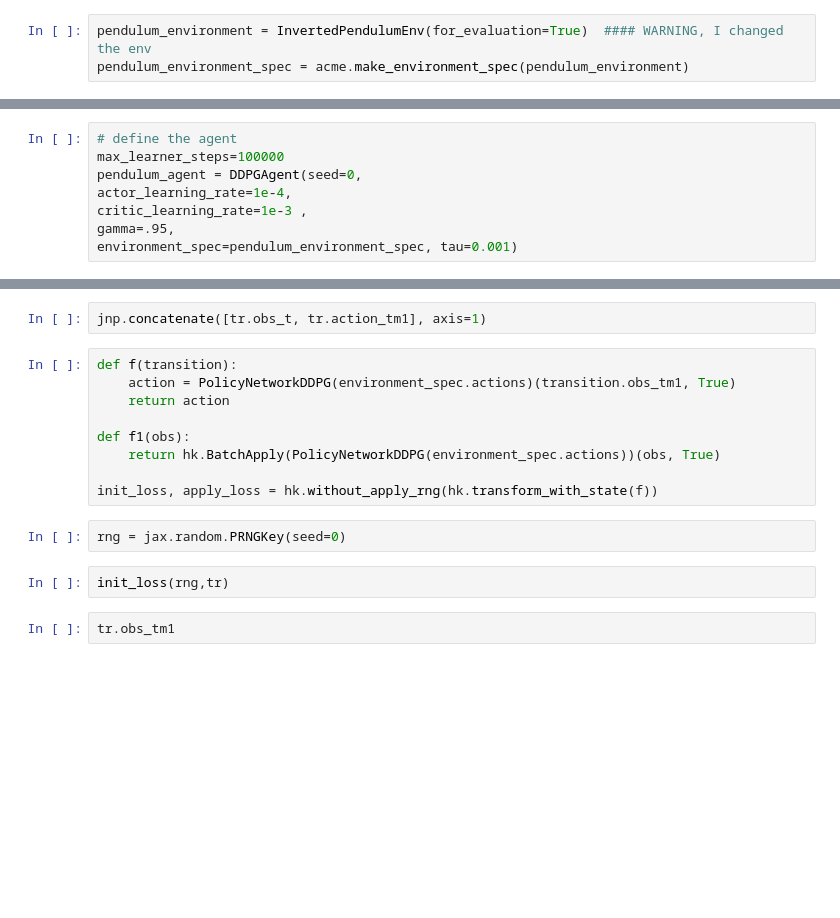
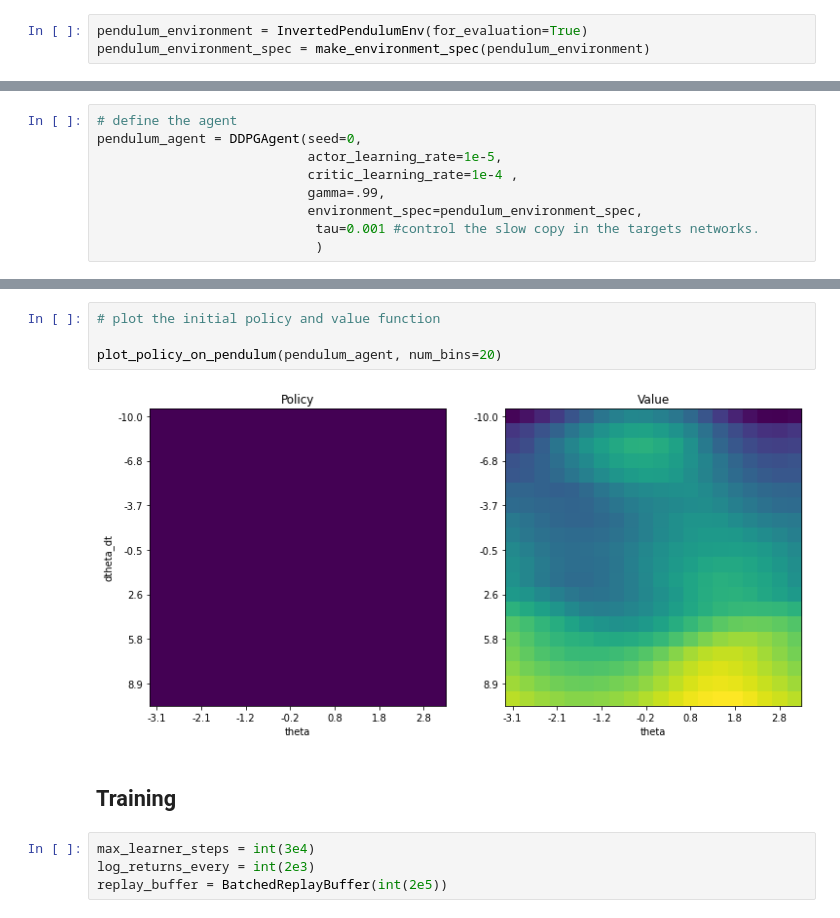
Before and after one commit to arthurPignet/mva-drl-project, a Jupyter notebook: notebooks/DDPG.ipynb, the cells around one changed output, grey strips where cells are left out. Saved outputs shown, nothing was run; the diff lists cells and outputs as text; blank space fills up the shorter version.

Commit message:
clean , add docstrings, final notebook, and figures

```diff
--- a/notebooks/DDPG.ipynb
+++ b/notebooks/DDPG.ipynb
@@ -26,3 +29,3 @@ from src.interaction_loops import ddpg_parallel_interaction_loop, evaluation_par
 # %%
-pendulum_environment = InvertedPendulumEnv(for_evaluation=True)  #### WARNING, I changed the env
-pendulum_environment_spec = acme.make_environment_spec(pendulum_environment)
+pendulum_environment = InvertedPendulumEnv(for_evaluation=True)
+pendulum_environment_spec = make_environment_spec(pendulum_environment)
@@ -29,8 +36,9 @@ pendulum_environment_spec = acme.make_environment_spec(pendulum_environment)
 # %%
 # define the agent
-max_learner_steps=100000
 pendulum_agent = DDPGAgent(seed=0,
-actor_learning_rate=1e-4,
-critic_learning_rate=1e-3 ,
-gamma=.95,
-environment_spec=pendulum_environment_spec, tau=0.001)
+                           actor_learning_rate=1e-5,
+                           critic_learning_rate=1e-4 ,
+                           gamma=.99,
+                           environment_spec=pendulum_environment_spec,
+                            tau=0.001 #control the slow copy in the targets networks.
+                            )
@@ -96,17 +45,12 @@ tr = Transition(
-# %%
-jnp.concatenate([tr.obs_t, tr.action_tm1], axis=1)
-# %%
-def f(transition):
-    action = PolicyNetworkDDPG(environment_spec.actions)(transition.obs_tm1, True)
-    return action
-
-def f1(obs):
-    return hk.BatchApply(PolicyNetworkDDPG(environment_spec.actions))(obs, True)
-
-init_loss, apply_loss = hk.without_apply_rng(hk.transform_with_state(f))
-# %%
-rng = jax.random.PRNGKey(seed=0)
-# %%
-init_loss(rng,tr)
-# %%
-tr.obs_tm1
+# %%
+# plot the initial policy and value function
+
+plot_policy_on_pendulum(pendulum_agent, num_bins=20)
+# %% [output]
+[figure, added]
+# %% [markdown]
+## Training
+# %%
+max_learner_steps = int(3e4)
+log_returns_every = int(2e3)
+replay_buffer = BatchedReplayBuffer(int(2e5))
```
Also changed, not shown: parts of 22 cells of this notebook, 12 other files.
